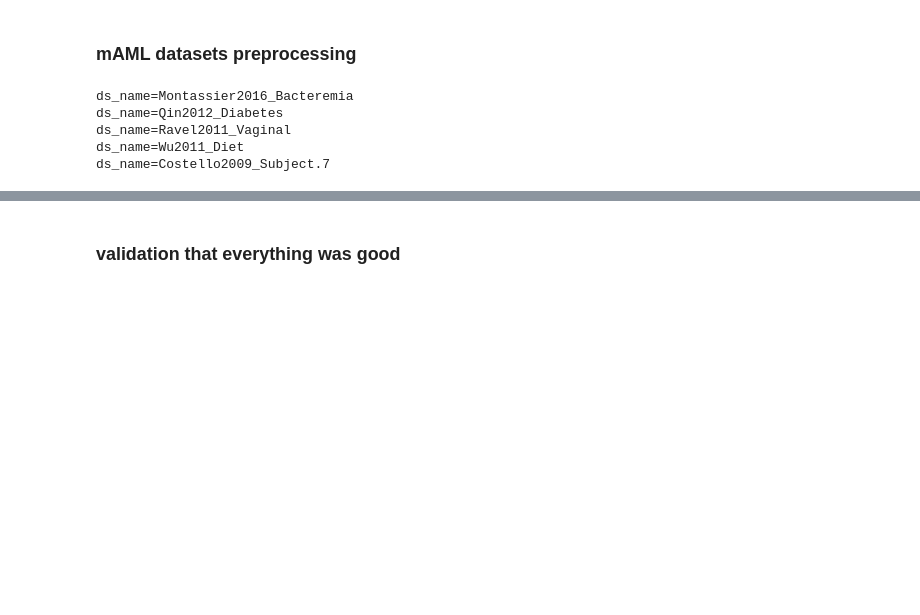
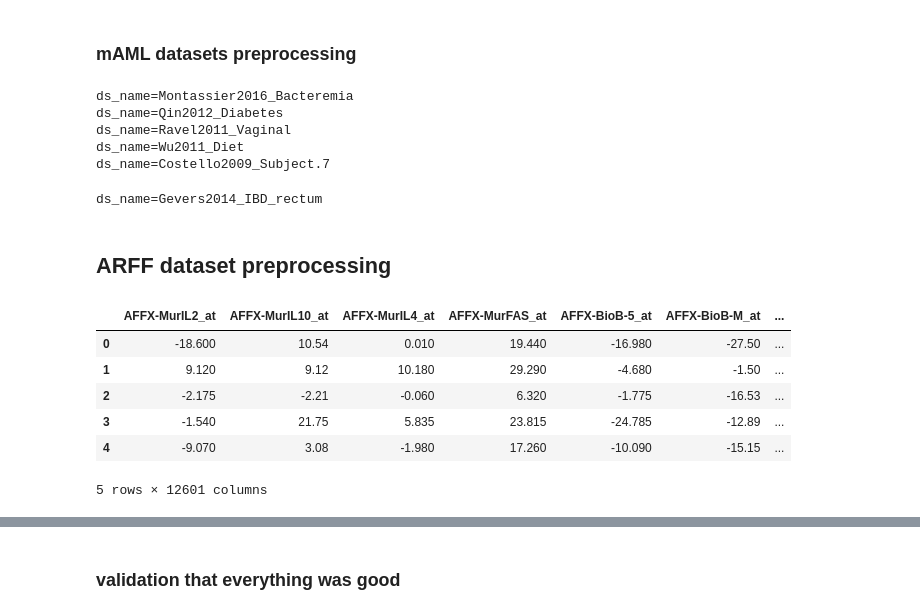
Before and after one commit to Ofir408/ml-feature-selection, a Jupyter notebook: data_preprocessing.ipynb, the cells around one changed output, grey strips where cells are left out. Cells and saved outputs as stored; diff of their text form; code cells hidden in the pictures; blank space fills up the shorter version.

```diff
--- a/data_preprocessing.ipynb
+++ b/data_preprocessing.ipynb
@@ -108,3 +111,34 @@ ds_name=Qin2012_Diabetes
 ds_name=Ravel2011_Vaginal
 ds_name=Wu2011_Diet
 ds_name=Costello2009_Subject.7
+# %%
+dir_path = '/content/gdrive/MyDrive/ml-bgu/datasets/mAML_benchmark_datasets'
+
+for ds_name in ['Gevers2014_IBD_ileum', 'Huttenhower2012_HMP.BS.5', 'Morgan2012_IBD.3', 'Gevers2014_IBD_rectum']:
+  print(f'ds_name={ds_name}')
+  inputs_df = pd.read_csv(f'{dir_path}/{ds_name}.csv')
+  output_df = pd.read_csv(f'{dir_path}/{ds_name}.mf.csv')
+  df = inputs_df.join(output_df, lsuffix='i')
+  le = preprocessing.LabelEncoder()
+  class_column = le.fit_transform(df['label'])
+  final_df = preprocess(df.drop(columns=['#SampleID', '#SampleIDi', 'label']).to_numpy(), class_column)
+  final_df.to_csv(f'/content/gdrive/MyDrive/ml-bgu/datasets_after_preprocessing/{ds_name}.csv')
+# %% [output]
+ds_name=Gevers2014_IBD_rectum
+# %% [markdown]
+## ARFF dataset preprocessing
+# %%
+from scipy.io import arff
+import pandas as pd
+
+data = arff.loadarff('/content/gdrive/MyDrive/ml-bgu/datasets/ARFF/Lung.arff')
+df = pd.DataFrame(data[0])
+df.head()
+# %% [output]
+|  | AFFX-MurIL2_at | AFFX-MurIL10_at | AFFX-MurIL4_at | AFFX-MurFAS_at | AFFX-BioB-5_at | AFFX-BioB-M_at | ... |
+| 0 | -18.600 | 10.54 | 0.010 | 19.440 | -16.980 | -27.50 | ... |
+| 1 | 9.120 | 9.12 | 10.180 | 29.290 | -4.680 | -1.50 | ... |
+| 2 | -2.175 | -2.21 | -0.060 | 6.320 | -1.775 | -16.53 | ... |
+| 3 | -1.540 | 21.75 | 5.835 | 23.815 | -24.785 | -12.89 | ... |
+| 4 | -9.070 | 3.08 | -1.980 | 17.260 | -10.090 | -15.15 | ... |
+5 rows × 12601 columns
```
Also changed, not shown: parts of 30 cells of this notebook.
